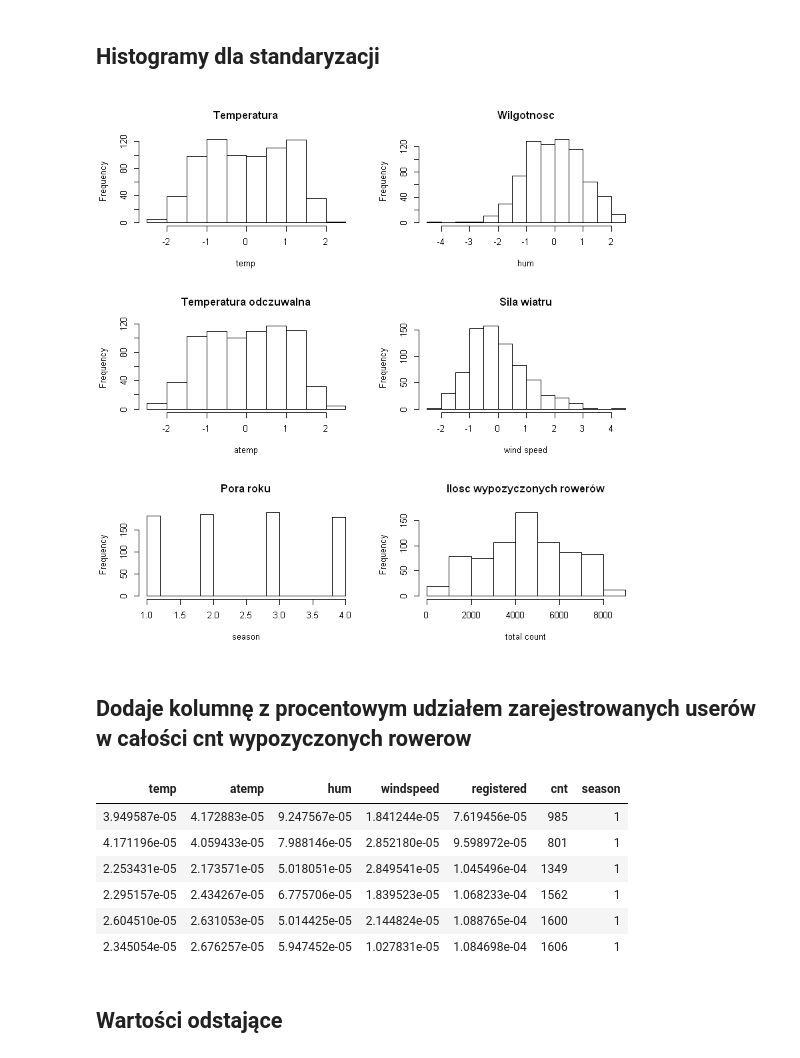
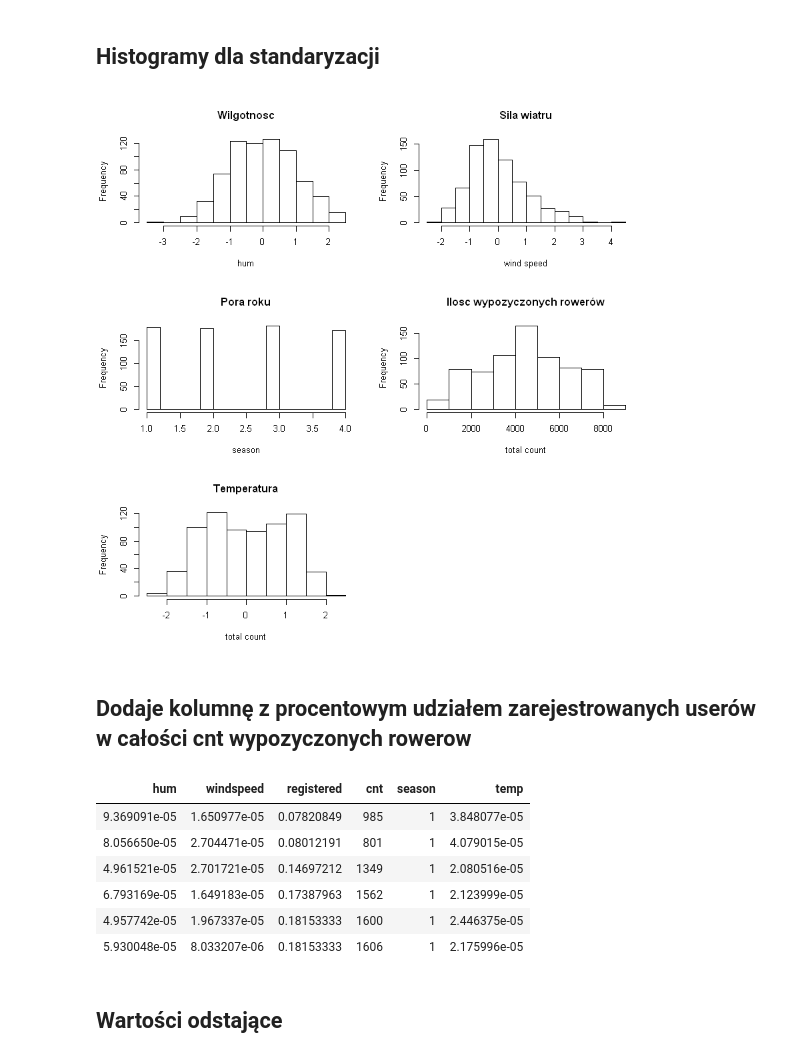
Before and after one commit to durden2/regression_models_pk, a Jupyter notebook: Preprocessing.ipynb, the cells around one changed output. Drawn from its saved outputs; the diff is of its cells as text; code cells hidden in the pictures.

```diff
--- a/Preprocessing.ipynb
+++ b/Preprocessing.ipynb
@@ -47,0 +110,3 @@ head(df)
+# %%
+model <- lm(df$cnt~df$hum + df$windspeed + df$registered + df$temp)
+plot(dffits(model), pch=23, bg='orange', cex=2, ylab="DFFITS")
@@ -47,0 +117,3 @@ head(df)
+# %%
+x_dffits <- df
+x_dffits <- x_dffits[which(abs(dffits(model)) < 0.2),]
@@ -48,9 +133,9 @@ head(df)
 # %% [markdown]
 #### Normalizacja
 # %%
-x <- df
+x <- x_dffits
 normalized = (x-min(x))/(max(x)-min(x))
-normalized = data.frame(normalized, 'season' = data$season)
-normalized$cnt = data$cnt
+normalized$cnt = x_dffits$cnt
+normalized$season = x_dffits$season
 head(normalized)
 # %% [output]
@@ -69,10 +154,10 @@ write.csv(normalized, file = "day_normalized.csv")
 library(psycho)
 library(tidyverse)
 
-stnd <- df %>%
+stnd <- x %>%
   psycho::standardize()
 
-stnd = data.frame(stnd, 'season' = data$season)
-stnd$cnt = data$cnt
+stnd$cnt = x$cnt
+stnd$season = x$season
 summary(stnd)
 # %% [output]
@@ -133,32 +218,30 @@ hist(normalized$cnt, xlab = 'total count')
 # %%
 par(mfrow = c(3,2))
 
-hist(stnd$temp, xlab = 'temp', main = "Temperatura")
 hist(stnd$hum, xlab = 'hum', main = 'Wilgotność')
-hist(stnd$atemp, xlab = 'atemp', main = 'Temperatura odczuwalna')
 hist(stnd$windspeed, xlab = 'wind speed', main = 'Siła wiatru')
 hist(stnd$season, xlab = 'season',main = 'Pora roku')
 hist(stnd$cnt, xlab = 'total count', main = 'Ilość wypożyczonych rowerów')
+hist(stnd$temp, xlab = 'total count', main = 'Temperatura')
 # %% [output]
-[figure, old version]
+[figure, new version]
 # %% [markdown]
 ## Dodaje kolumnę z procentowym udziałem zarejestrowanych userów w całości cnt wypozyczonych rowerow
 # %%
 data_to_add_column <- normalized
 
 data_p <- data.frame(data_to_add_column, 'registered' = (data_to_add_column$registered / data_to_add_column$cnt))
-data_p$registered = data_p$registered.1
-keeps <- c("temp","atemp",  "hum", "windspeed", "registered", "cnt", "season")
+keeps <- c("hum", "windspeed", "registered", "cnt", "season", "temp")
 data_p = data_p[keeps]
 head(data_p)
 # %% [output]
-| temp | atemp | hum | windspeed | registered | cnt | season |
-| 3.949587e-05 | 4.172883e-05 | 9.247567e-05 | 1.841244e-05 | 7.619456e-05 | 985 | 1 |
-| 4.171196e-05 | 4.059433e-05 | 7.988146e-05 | 2.852180e-05 | 9.598972e-05 | 801 | 1 |
-| 2.253431e-05 | 2.173571e-05 | 5.018051e-05 | 2.849541e-05 | 1.045496e-04 | 1349 | 1 |
-| 2.295157e-05 | 2.434267e-05 | 6.775706e-05 | 1.839523e-05 | 1.068233e-04 | 1562 | 1 |
-| 2.604510e-05 | 2.631053e-05 | 5.014425e-05 | 2.144824e-05 | 1.088765e-04 | 1600 | 1 |
-| 2.345054e-05 | 2.676257e-05 | 5.947452e-05 | 1.027831e-05 | 1.084698e-04 | 1606 | 1 |
+| hum | windspeed | registered | cnt | season | temp |
+| 9.369091e-05 | 1.650977e-05 | 0.07820849 | 985 | 1 | 3.848077e-05 |
+| 8.056650e-05 | 2.704471e-05 | 0.08012191 | 801 | 1 | 4.079015e-05 |
+| 4.961521e-05 | 2.701721e-05 | 0.14697212 | 1349 | 1 | 2.080516e-05 |
+| 6.793169e-05 | 1.649183e-05 | 0.17387963 | 1562 | 1 | 2.123999e-05 |
+| 4.957742e-05 | 1.967337e-05 | 0.18153333 | 1600 | 1 | 2.446375e-05 |
+| 5.930048e-05 | 8.033207e-06 | 0.18153333 | 1606 | 1 | 2.175996e-05 |
 # %%
 write.csv(data_p, file = "day_with_registered_percent")
 # %% [markdown]
```
Also changed, not shown: parts of 37 cells of this notebook.
